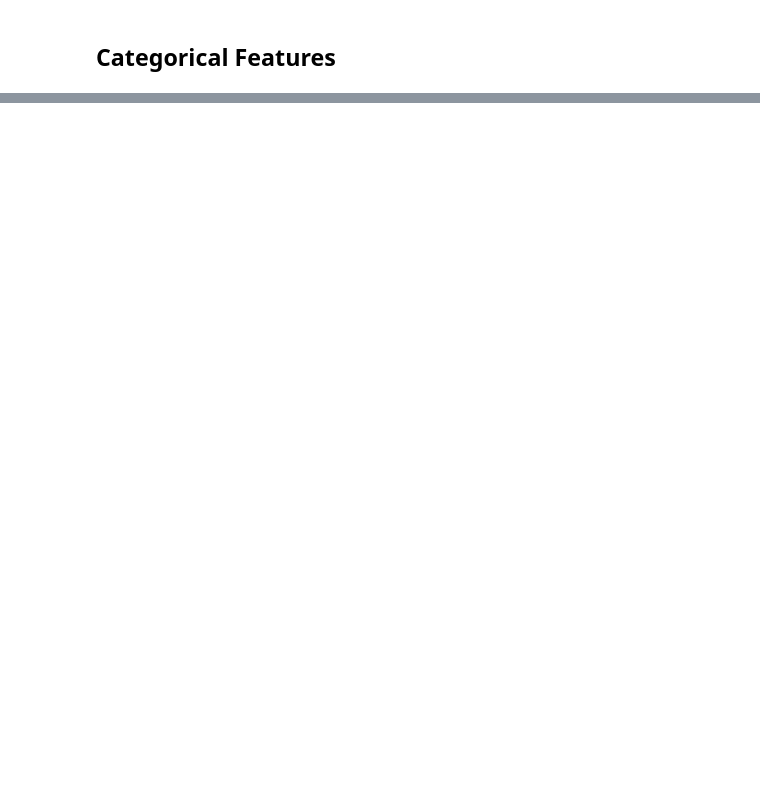
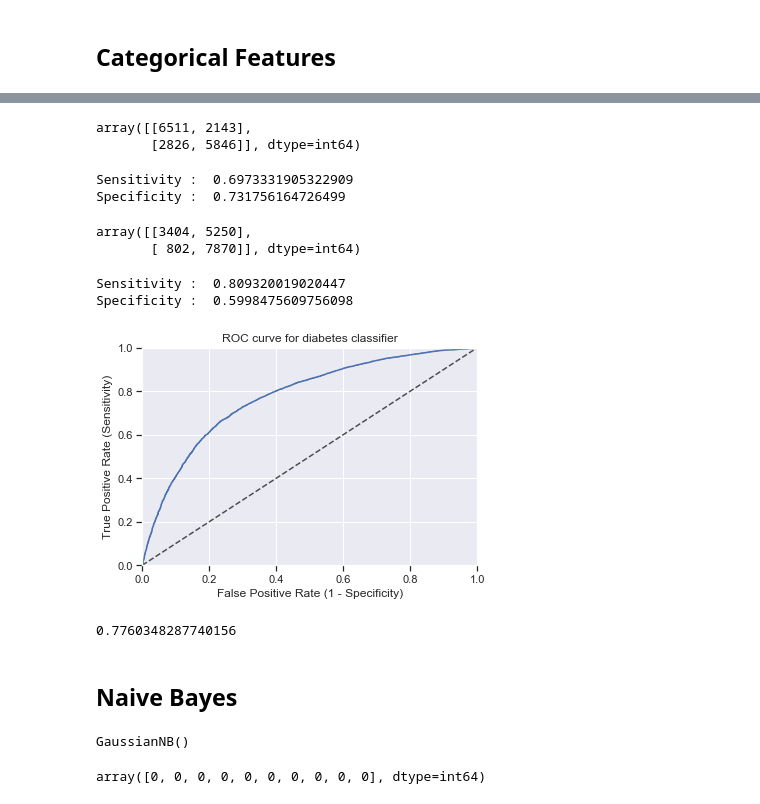
Before and after one commit to rekib0023/Machine-Learning-Deployment, a Jupyter notebook: Exploratory Data Analysis.ipynb, the cells around one changed output, grey strips where cells are left out. Saved outputs shown, nothing was run; the diff lists cells and outputs as text; code cells hidden in the pictures; blank space fills up the shorter version.

```diff
--- a/Exploratory Data Analysis.ipynb
+++ b/Exploratory Data Analysis.ipynb
@@ -502,0 +610,6 @@ df[cat_features].head()
+# %%
+sc = StandardScaler()
+X2_train = sc.fit_transform(X_train)
+X2_test = sc.fit_transform(X_test)
+y2_train = y_train
+y2_test = y_test
@@ -502,0 +620,4 @@ df[cat_features].head()
+# %%
+lr = LogisticRegression(random_state=42)
+score = cross_val_score(lr, X_train, y_train, scoring='roc_auc', n_jobs=-1)
+score.mean()
@@ -502,0 +631,2 @@ df[cat_features].head()
+# %%
+lr.fit(X2_train, y2_train)
@@ -502,0 +635,3 @@ df[cat_features].head()
+# %%
+lr_predict_proba = lr.predict_proba(X2_test)
+lr_predict = lr.predict(X2_test)
@@ -502,0 +677,60 @@ df[cat_features].head()
+# %%
+conf_matrix = confusion_matrix(y2_test, lr_predict)
+conf_matrix
+# %% [output]
+array([[6511, 2143],
+       [2826, 5846]], dtype=int64)
+# %%
+total=sum(sum(conf_matrix))
+
+sensitivity = conf_matrix[0,0]/(conf_matrix[0,0]+conf_matrix[1,0])
+print('Sensitivity : ', sensitivity )
+
+specificity = conf_matrix[1,1]/(conf_matrix[1,1]+conf_matrix[0,1])
+print('Specificity : ', specificity)
+# %% [output]
+Sensitivity :  0.6973331905322909
+Specificity :  0.731756164726499
+# %%
+conf_matrix = confusion_matrix(y2_test, lr_predict_mine[:][:,1])
+conf_matrix
+# %% [output]
+array([[3404, 5250],
+       [ 802, 7870]], dtype=int64)
+# %%
+total=sum(sum(conf_matrix))
+
+sensitivity = conf_matrix[0,0]/(conf_matrix[0,0]+conf_matrix[1,0])
+print('Sensitivity : ', sensitivity )
+
+specificity = conf_matrix[1,1]/(conf_matrix[1,1]+conf_matrix[0,1])
+print('Specificity : ', specificity)
+# %% [output]
+Sensitivity :  0.809320019020447
+Specificity :  0.5998475609756098
+# %%
+fpr, tpr, thresholds = roc_curve(y_test, lr_predict_proba[:,1])
+
+fig, ax = plt.subplots()
+ax.plot(fpr, tpr)
+ax.plot([0, 1], [0, 1], transform=ax.transAxes, ls="--", c=".3")
+plt.xlim([0.0, 1.0])
+plt.ylim([0.0, 1.0])
+plt.rcParams['font.size'] = 12
+plt.title('ROC curve for diabetes classifier')
+plt.xlabel('False Positive Rate (1 - Specificity)')
+plt.ylabel('True Positive Rate (Sensitivity)')
+plt.grid(True)
+# %% [output]
+[figure, added]
+# %%
+auc(fpr, tpr)
+# %% [output]
+0.7760348287740156
+# %% [markdown]
+## Naive Bayes
+# %%
+gnb = GaussianNB()
+gnb.fit(X_train, y_train)
+# %% [output]
+GaussianNB()
@@ -502,0 +739,4 @@ df[cat_features].head()
+# %%
+nb_predict[:10]
+# %% [output]
+array([0, 0, 0, 0, 0, 0, 0, 0, 0, 0], dtype=int64)
```
Also changed, not shown: parts of 86 cells of this notebook, 1 other file.
